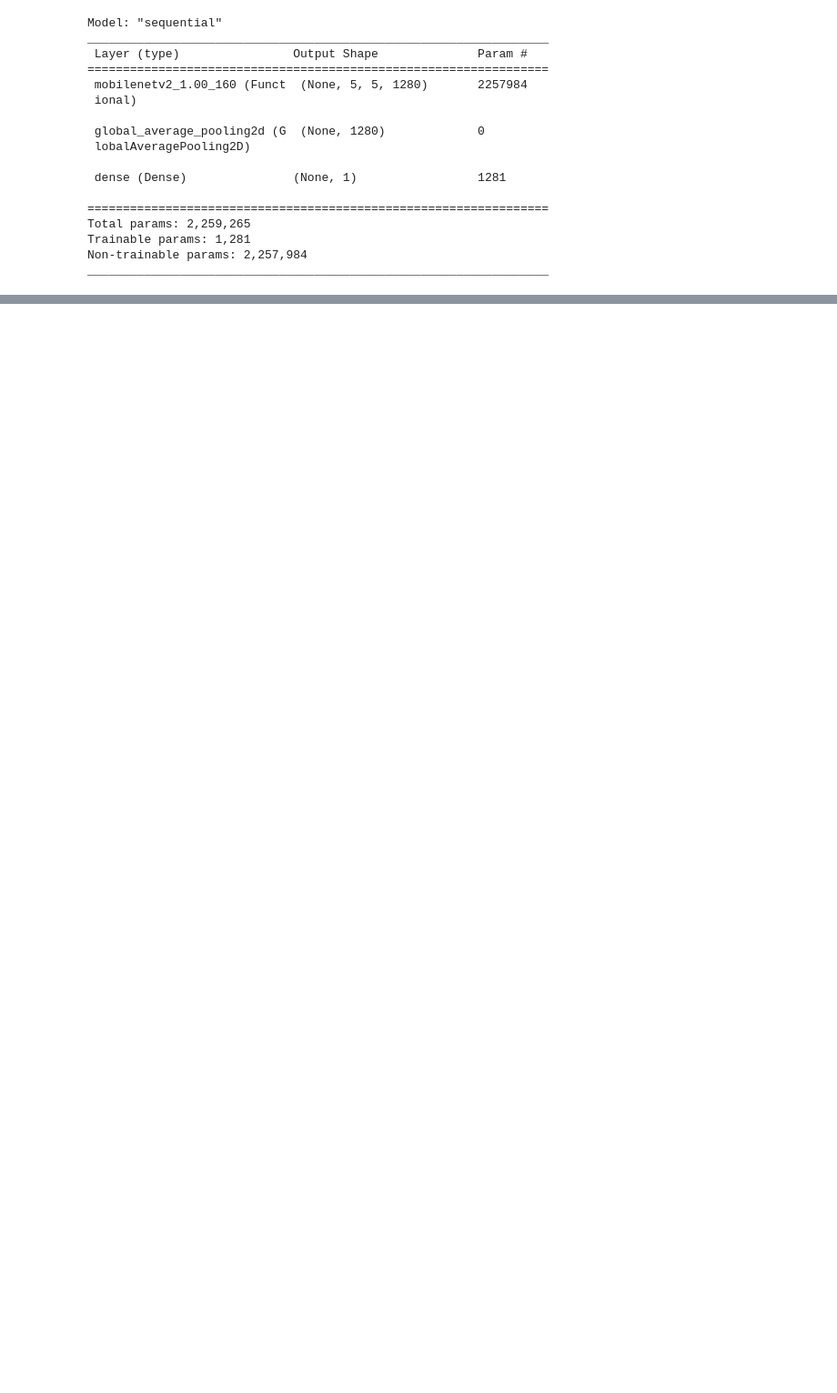
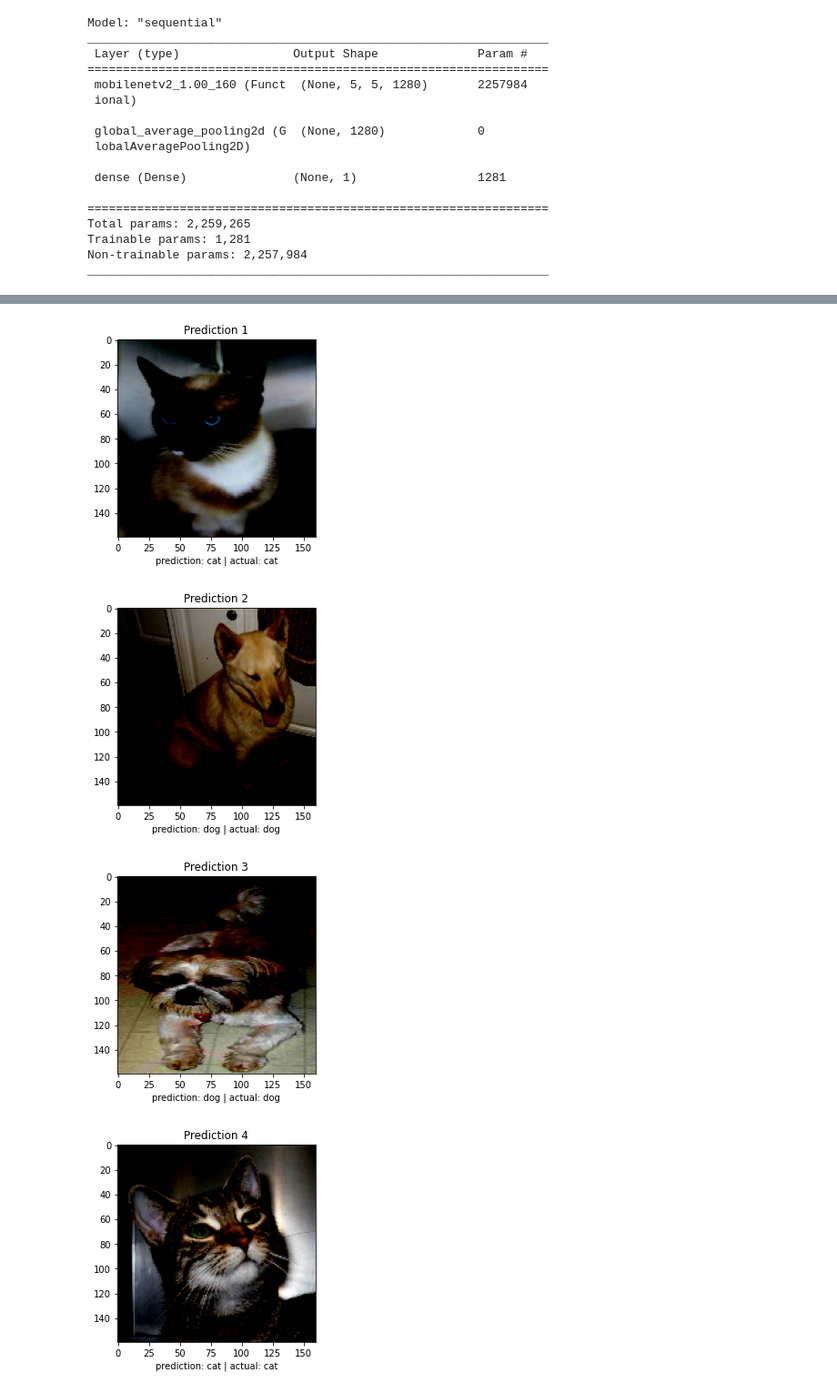
Before and after one commit to UrviSinghal28/Machine-Learning-with-Python, a Jupyter notebook: Tensorflow/Convolutional Neural Networks/CNNUsingPretrainedModel.ipynb, the cells around one changed output, grey strips where cells are left out. Shown at 91% size. Drawn from its saved outputs; the diff is of its cells as text; code cells hidden in the pictures; blank space fills up the shorter version.

```diff
--- a/Tensorflow/Convolutional Neural Networks/CNNUsingPretrainedModel.ipynb
+++ b/Tensorflow/Convolutional Neural Networks/CNNUsingPretrainedModel.ipynb
@@ -97,7 +144,7 @@ base_model.summary()
 # %%
 global_average_layer = tf.keras.layers.GlobalAveragePooling2D()
 # %%
-prediction_layer = keras.layers.Dense(1)
+prediction_layer = keras.layers.Dense(1, activation='sigmoid')
 # %%
 model = tf.keras.Sequential([
   base_model,
@@ -131,7 +178,5 @@ model.compile(optimizer=tf.keras.optimizers.RMSprop(lr=base_learning_rate),
               metrics=['accuracy'])
 # %%
 # We can evaluate the model right now to see how it does before training it on our new images
-initial_epochs = 3
+initial_epochs = 1
 validation_steps=20
-
-loss0,accuracy0 = model.evaluate(validation_batches, steps = validation_steps)
@@ -160,0 +201,2 @@ model.predict()
+# %%
+predictions = model.predict(test_batches).flatten()
@@ -160,0 +208,6 @@ model.predict()
+# %%
+# if we use sigmoid as our activation function then: ( because the prediction values are between 0 - 1 )
+classification = [round(p) for p in predictions ]
+# if we use the default (linear) activation then: for positive values the answer is 1 and for negative values the answer is 0
+
+# for binary classification we should use sigmoid and for multiclass classification we should use softmax as our activation function
@@ -160,0 +216,9 @@ model.predict()
+# %%
+i = 0
+for image, label in test.take(5):
+  plt.figure()
+  plt.imshow(image)
+  plt.title("Prediction "+str(i+1))
+  plt.xlabel("prediction: "+ get_label_name(classification[i])+ " | actual: "+ get_label_name(label))
+  i = i + 1
+# %% [output]
@@ -160,0 +230,4 @@ model.predict()
+[figure, added]
+[figure, added]
+[figure, added]
+[figure, added]
```
Also changed, not shown: parts of 12 cells of this notebook.
